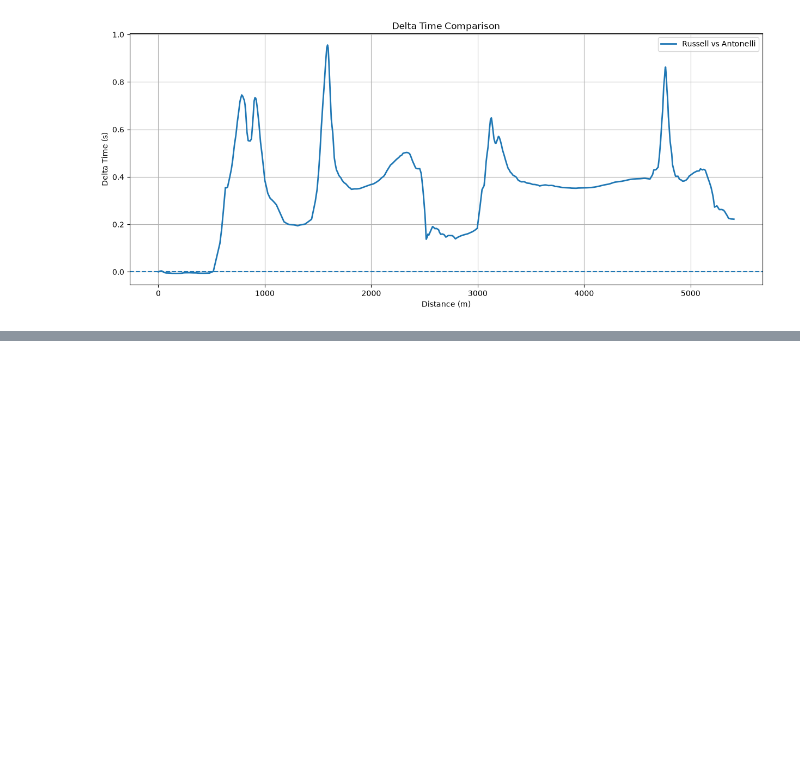
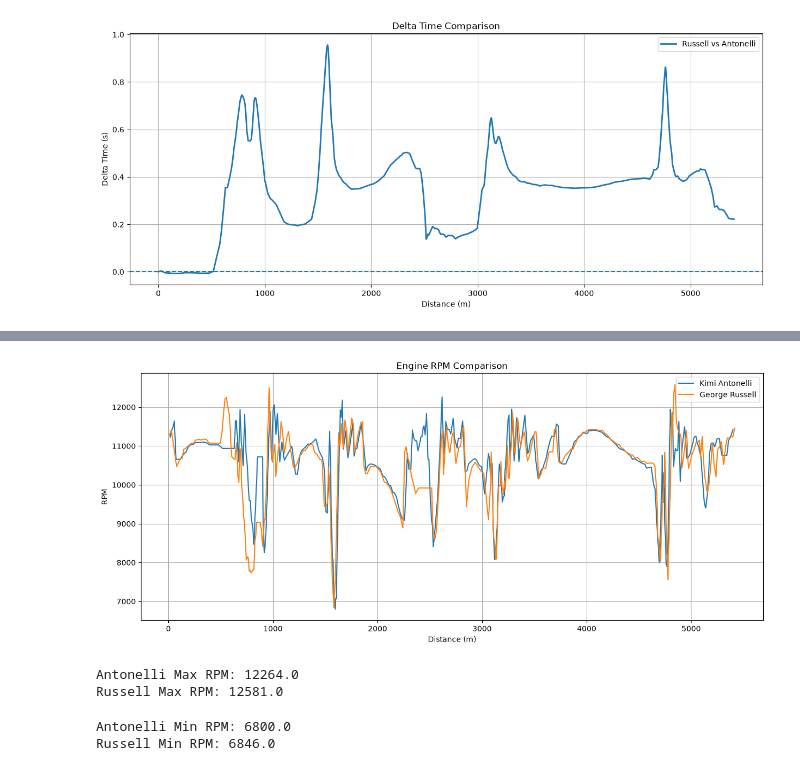
Before and after one commit to ishikajena1509/F1-Telemetry-Analysis, a Jupyter notebook: notebooks/02_china_2026_qualifying_analysis.ipynb.ipynb, the cells around one changed output, grey strips where cells are left out. Saved outputs shown, nothing was run; the diff lists cells and outputs as text; code cells hidden in the pictures; blank space fills up the shorter version.

```diff
--- a/notebooks/02_china_2026_qualifying_analysis.ipynb.ipynb
+++ b/notebooks/02_china_2026_qualifying_analysis.ipynb.ipynb
@@ -810,0 +833,36 @@ plt.show()
+# %%
+plt.figure(figsize=(15,6))
+
+plt.plot(
+    antonelli_car_data["Distance"],
+    antonelli_car_data["RPM"],
+    label="Kimi Antonelli"
+)
+
+plt.plot(
+    russell_car_data["Distance"],
+    russell_car_data["RPM"],
+    label="George Russell"
+)
+
+plt.title("Engine RPM Comparison")
+plt.xlabel("Distance (m)")
+plt.ylabel("RPM")
+plt.grid()
+plt.legend()
+
+plt.show()
+# %% [output]
+[figure, added]
+# %%
+print("Antonelli Max RPM:", antonelli_car_data["RPM"].max())
+print("Russell Max RPM:", russell_car_data["RPM"].max())
+# %% [output]
+Antonelli Max RPM: 12264.0
+Russell Max RPM: 12581.0
+# %%
+print("Antonelli Min RPM:", antonelli_car_data["RPM"].min())
+print("Russell Min RPM:", russell_car_data["RPM"].min())
+# %% [output]
+Antonelli Min RPM: 6800.0
+Russell Min RPM: 6846.0
```
Also changed, not shown: parts of 4 cells of this notebook, 1 other file.
